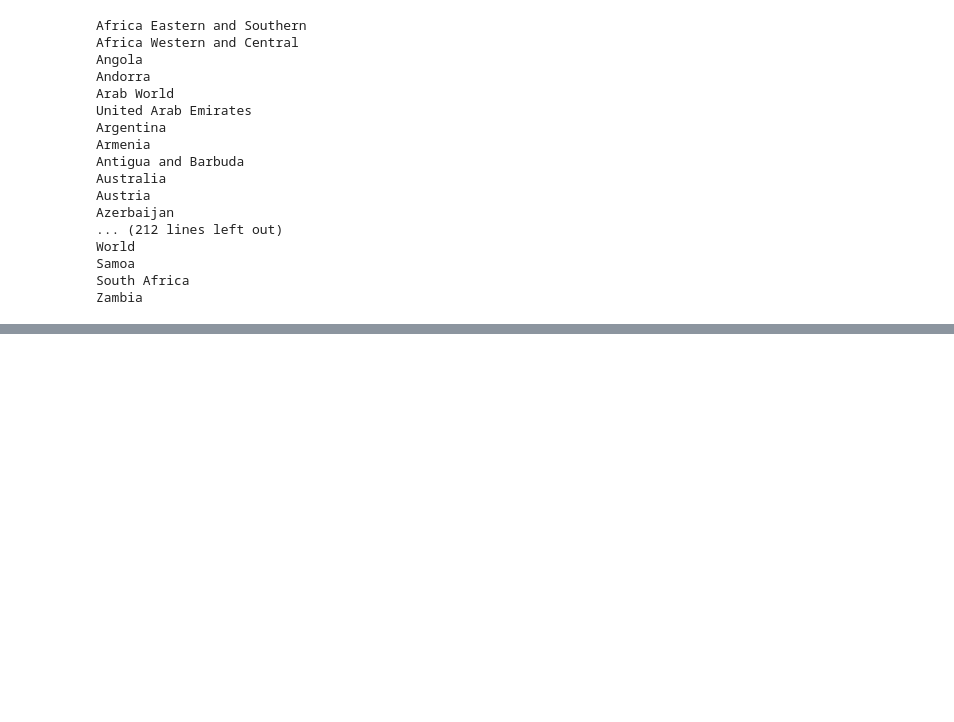
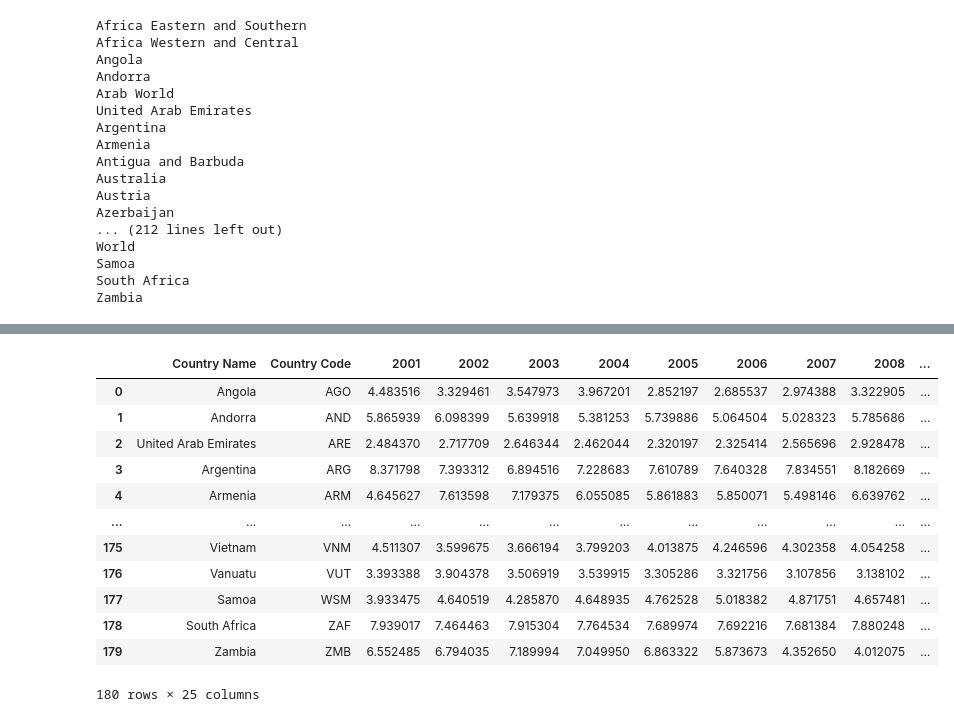
Before and after one commit to svujcich/Global_GDP_Trends, a Jupyter notebook: ETL/health_exp.ipynb, the cells around one changed output, grey strips where cells are left out. Saved outputs shown, nothing was run; the diff lists cells and outputs as text; code cells hidden in the pictures; blank space fills up the shorter version.

```diff
--- a/ETL/health_exp.ipynb
+++ b/ETL/health_exp.ipynb
@@ -237,3 +240,8 @@ World
 Samoa
 South Africa
 Zambia
+# %%
+# Import Data file
+country = pd.read_csv("../Resources/country-codes.csv")
+country_df = pd.DataFrame(country)
+country_df
@@ -239,0 +262,4 @@ Zambia
+# %%
+country_df = country_df.set_axis(['Country Name', 'Country Alpha-2 Code', 'Country Code', 'Numeric code',
+                                 'ISO 3166-2'], axis = 1)
+country_df
@@ -239,0 +280,17 @@ Zambia
+# %%
+new_df = pd.merge(health_exp_df, country_df, on= 'Country Code', suffixes = ['', '_country' ])
+new_df
+# %% [output]
+|  | Country Name | Country Code | 2001 | 2002 | 2003 | 2004 | 2005 | 2006 | 2007 | 2008 | ... |
+| 0 | Angola | AGO | 4.483516 | 3.329461 | 3.547973 | 3.967201 | 2.852197 | 2.685537 | 2.974388 | 3.322905 | ... |
+| 1 | Andorra | AND | 5.865939 | 6.098399 | 5.639918 | 5.381253 | 5.739886 | 5.064504 | 5.028323 | 5.785686 | ... |
+| 2 | United Arab Emirates | ARE | 2.484370 | 2.717709 | 2.646344 | 2.462044 | 2.320197 | 2.325414 | 2.565696 | 2.928478 | ... |
+| 3 | Argentina | ARG | 8.371798 | 7.393312 | 6.894516 | 7.228683 | 7.610789 | 7.640328 | 7.834551 | 8.182669 | ... |
+| 4 | Armenia | ARM | 4.645627 | 7.613598 | 7.179375 | 6.055085 | 5.861883 | 5.850071 | 5.498146 | 6.639762 | ... |
+| ... | ... | ... | ... | ... | ... | ... | ... | ... | ... | ... | ... |
+| 175 | Vietnam | VNM | 4.511307 | 3.599675 | 3.666194 | 3.799203 | 4.013875 | 4.246596 | 4.302358 | 4.054258 | ... |
+| 176 | Vanuatu | VUT | 3.393388 | 3.904378 | 3.506919 | 3.539915 | 3.305286 | 3.321756 | 3.107856 | 3.138102 | ... |
+| 177 | Samoa | WSM | 3.933475 | 4.640519 | 4.285870 | 4.648935 | 4.762528 | 5.018382 | 4.871751 | 4.657481 | ... |
+| 178 | South Africa | ZAF | 7.939017 | 7.464463 | 7.915304 | 7.764534 | 7.689974 | 7.692216 | 7.681384 | 7.880248 | ... |
+| 179 | Zambia | ZMB | 6.552485 | 6.794035 | 7.189994 | 7.049950 | 6.863322 | 5.873673 | 4.352650 | 4.012075 | ... |
+180 rows × 25 columns
```
Also changed, not shown: parts of 12 cells of this notebook.
